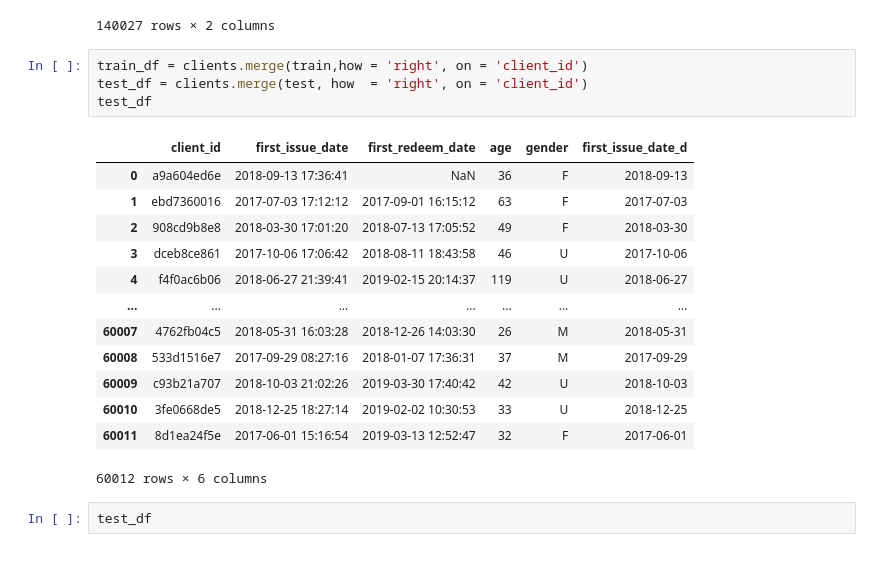
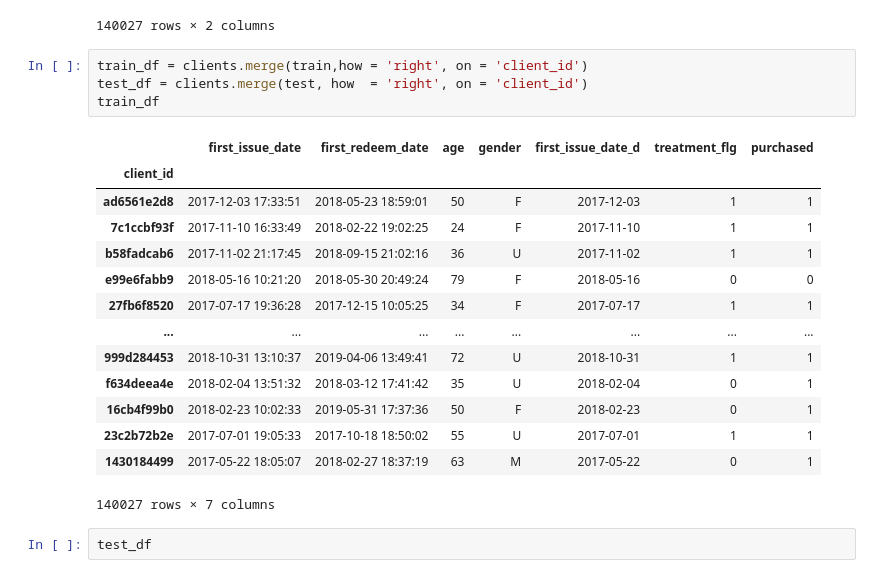
Before and after one commit to jokkojja/steps_in_data, a Jupyter notebook: try_to_CFK_predict.ipynb, the cells around one changed output. Drawn from its saved outputs; the diff is of its cells as text.

```diff
--- a/try_to_CFK_predict.ipynb
+++ b/try_to_CFK_predict.ipynb
@@ -113,21 +146,22 @@ train
 # %%
 train_df = clients.merge(train,how = 'right', on = 'client_id')
 test_df = clients.merge(test, how  = 'right', on = 'client_id')
-test_df
+train_df
 # %% [output]
-|  | client_id | first_issue_date | first_redeem_date | age | gender | first_issue_date_d |
-| 0 | a9a604ed6e | 2018-09-13 17:36:41 | NaN | 36 | F | 2018-09-13 |
-| 1 | ebd7360016 | 2017-07-03 17:12:12 | 2017-09-01 16:15:12 | 63 | F | 2017-07-03 |
-| 2 | 908cd9b8e8 | 2018-03-30 17:01:20 | 2018-07-13 17:05:52 | 49 | F | 2018-03-30 |
-| 3 | dceb8ce861 | 2017-10-06 17:06:42 | 2018-08-11 18:43:58 | 46 | U | 2017-10-06 |
-| 4 | f4f0ac6b06 | 2018-06-27 21:39:41 | 2019-02-15 20:14:37 | 119 | U | 2018-06-27 |
-| ... | ... | ... | ... | ... | ... | ... |
-| 60007 | 4762fb04c5 | 2018-05-31 16:03:28 | 2018-12-26 14:03:30 | 26 | M | 2018-05-31 |
-| 60008 | 533d1516e7 | 2017-09-29 08:27:16 | 2018-01-07 17:36:31 | 37 | M | 2017-09-29 |
-| 60009 | c93b21a707 | 2018-10-03 21:02:26 | 2019-03-30 17:40:42 | 42 | U | 2018-10-03 |
-| 60010 | 3fe0668de5 | 2018-12-25 18:27:14 | 2019-02-02 10:30:53 | 33 | U | 2018-12-25 |
-| 60011 | 8d1ea24f5e | 2017-06-01 15:16:54 | 2019-03-13 12:52:47 | 32 | F | 2017-06-01 |
+|  | first_issue_date | first_redeem_date | age | gender | first_issue_date_d | treatment_flg | purchased |
+| client_id |  |  |  |  |  |  |  |
+| ad6561e2d8 | 2017-12-03 17:33:51 | 2018-05-23 18:59:01 | 50 | F | 2017-12-03 | 1 | 1 |
+| 7c1ccbf93f | 2017-11-10 16:33:49 | 2018-02-22 19:02:25 | 24 | F | 2017-11-10 | 1 | 1 |
+| b58fadcab6 | 2017-11-02 21:17:45 | 2018-09-15 21:02:16 | 36 | U | 2017-11-02 | 1 | 1 |
+| e99e6fabb9 | 2018-05-16 10:21:20 | 2018-05-30 20:49:24 | 79 | F | 2018-05-16 | 0 | 0 |
+| 27fb6f8520 | 2017-07-17 19:36:28 | 2017-12-15 10:05:25 | 34 | F | 2017-07-17 | 1 | 1 |
+| ... | ... | ... | ... | ... | ... | ... | ... |
+| 999d284453 | 2018-10-31 13:10:37 | 2019-04-06 13:49:41 | 72 | U | 2018-10-31 | 1 | 1 |
+| f634deea4e | 2018-02-04 13:51:32 | 2018-03-12 17:41:42 | 35 | U | 2018-02-04 | 0 | 1 |
+| 16cb4f99b0 | 2018-02-23 10:02:33 | 2019-05-31 17:37:36 | 50 | F | 2018-02-23 | 0 | 1 |
+| 23c2b72b2e | 2017-07-01 19:05:33 | 2017-10-18 18:50:02 | 55 | U | 2017-07-01 | 1 | 1 |
+| 1430184499 | 2017-05-22 18:05:07 | 2018-02-27 18:37:19 | 63 | M | 2017-05-22 | 0 | 1 |
-60012 rows × 6 columns
+140027 rows × 7 columns
 # %%
 test_df
 # %% [output]
```
Also changed, not shown: parts of 26 cells of this notebook.
